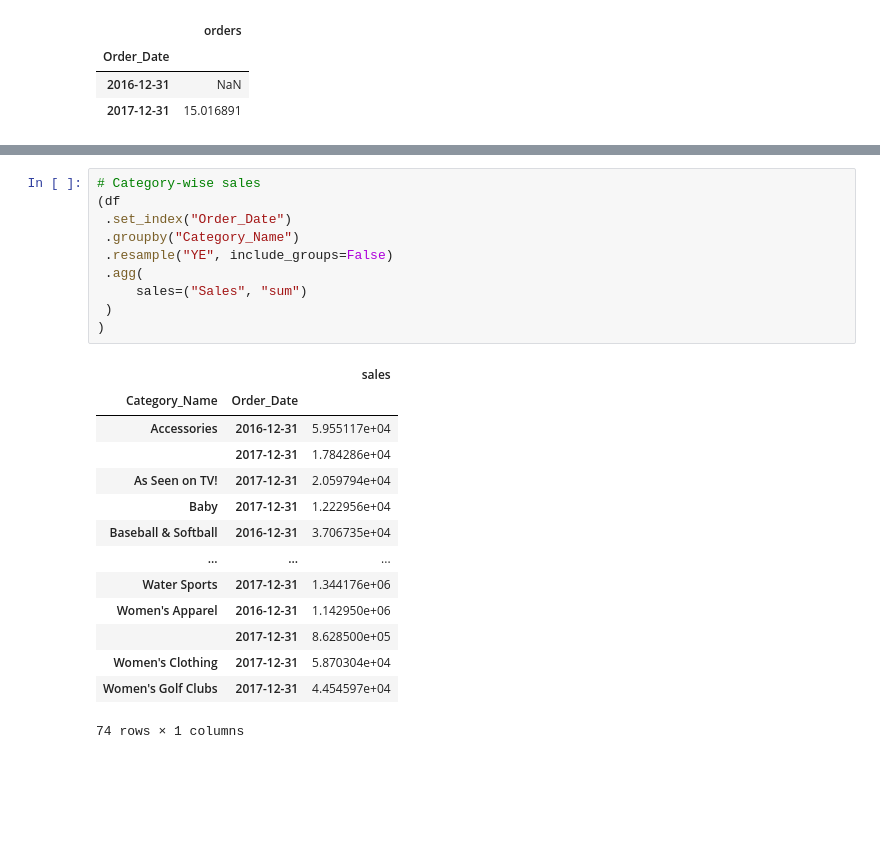
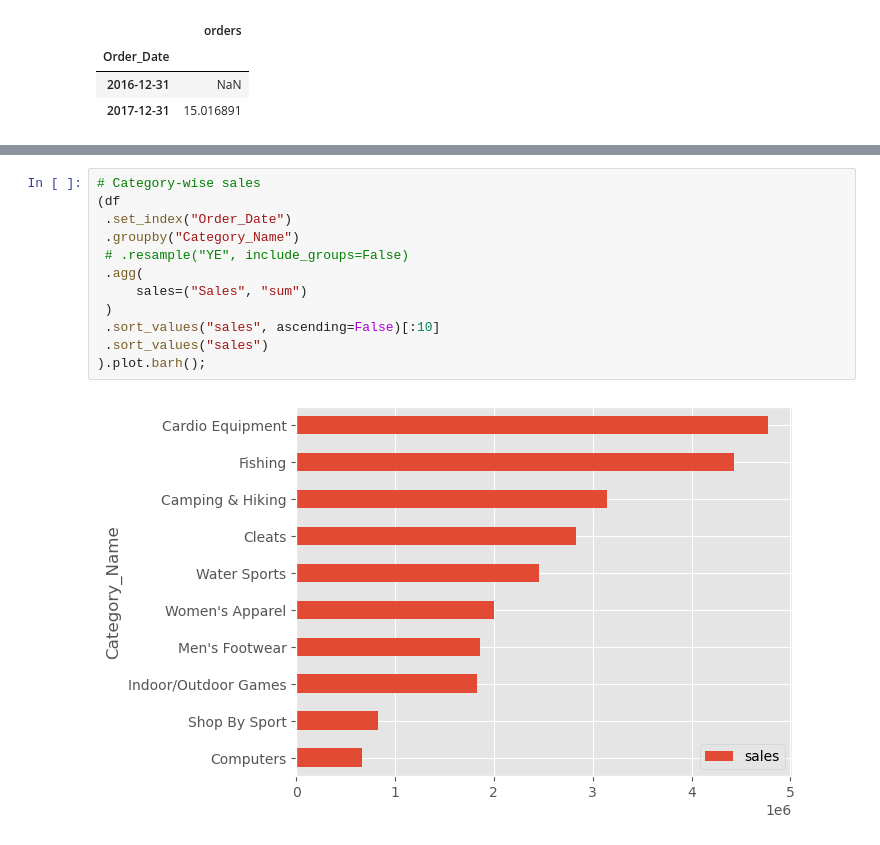
Before and after one commit to ThakurRupesh05/E-CommerceSalesAnalysis, a Jupyter notebook: E-CommerceSales.ipynb, the cells around one changed output, grey strips where cells are left out. Saved outputs shown, nothing was run; the diff lists cells and outputs as text; blank space fills up the shorter version.

```diff
--- a/E-CommerceSales.ipynb
+++ b/E-CommerceSales.ipynb
@@ -238,25 +239,14 @@ Total Revenue: $27542886.86
 # %%
 # Category-wise sales
 (df
  .set_index("Order_Date")
  .groupby("Category_Name")
- .resample("YE", include_groups=False)
+ # .resample("YE", include_groups=False)
  .agg(
      sales=("Sales", "sum")
  )
-)
+ .sort_values("sales", ascending=False)[:10]
+ .sort_values("sales")
+).plot.barh();
 # %% [output]
-|  |  | sales |
-| Category_Name | Order_Date |  |
-| Accessories | 2016-12-31 | 5.955117e+04 |
-|  | 2017-12-31 | 1.784286e+04 |
-| As Seen on TV! | 2017-12-31 | 2.059794e+04 |
-| Baby | 2017-12-31 | 1.222956e+04 |
-| Baseball & Softball | 2016-12-31 | 3.706735e+04 |
-| ... | ... | ... |
-| Water Sports | 2017-12-31 | 1.344176e+06 |
-| Women's Apparel | 2016-12-31 | 1.142950e+06 |
-|  | 2017-12-31 | 8.628500e+05 |
-| Women's Clothing | 2017-12-31 | 5.870304e+04 |
-| Women's Golf Clubs | 2017-12-31 | 4.454597e+04 |
-74 rows × 1 columns
+[figure, added]
```
Also changed, not shown: parts of 7 cells of this notebook.
